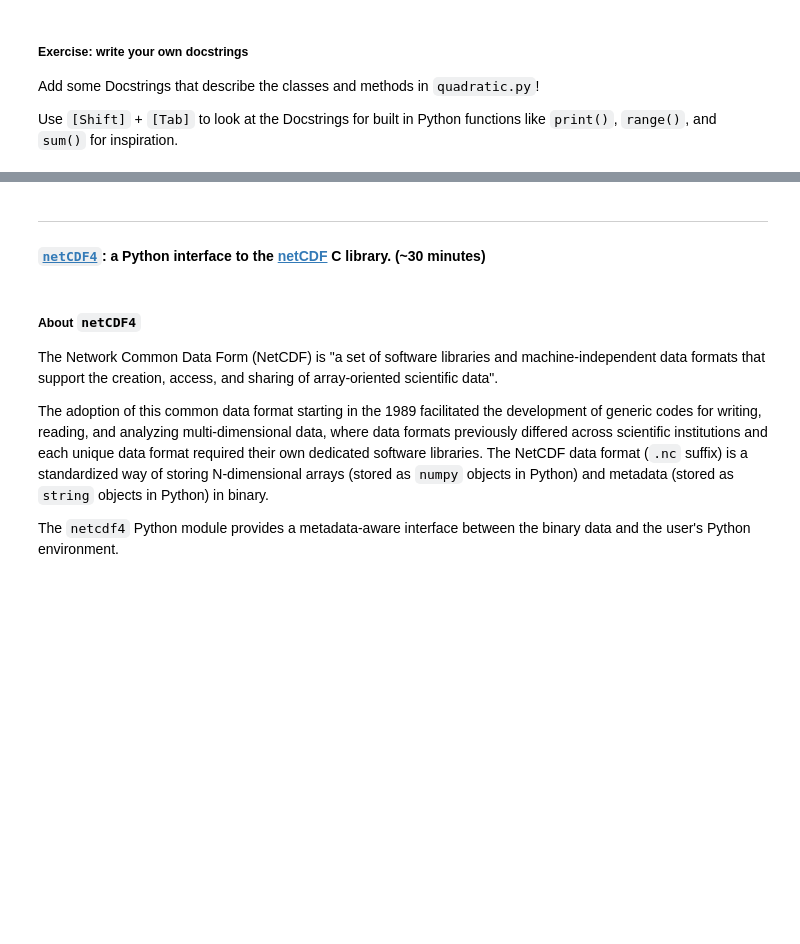
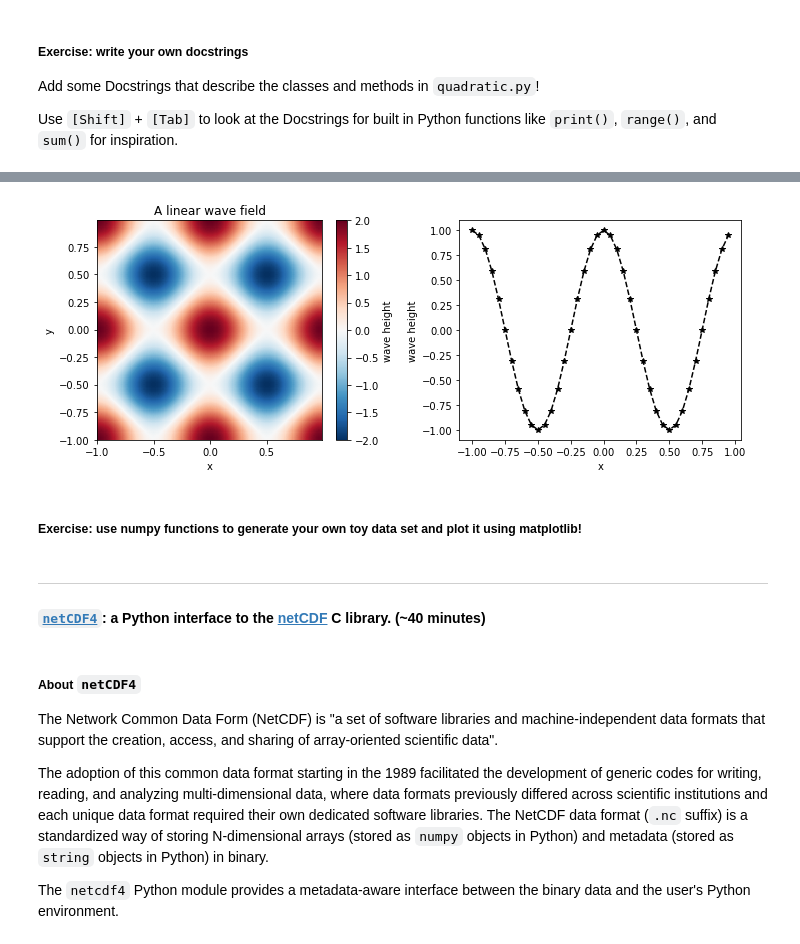
Before and after one commit to PraCTES/MIT-PraCTES, a Jupyter notebook: demos/Lecture02_Objects_and_data_analysis/Lecture02_python_objects_and_data_analysis.ipynb, the cells around one changed output, grey strips where cells are left out. Saved outputs shown, nothing was run; the diff lists cells and outputs as text; code cells hidden in the pictures; blank space fills up the shorter version.

```diff
--- a/demos/Lecture02_Objects_and_data_analysis/Lecture02_python_objects_and_data_analysis.ipynb
+++ b/demos/Lecture02_Objects_and_data_analysis/Lecture02_python_objects_and_data_analysis.ipynb
@@ -356,0 +505,24 @@ import matplotlib.pyplot as plt
+# %%
+x = np.arange(-1., 1., 0.01)[np.newaxis, :]
+y = np.arange(-1., 1., 0.01)[:, np.newaxis]
+
+z = np.cos(2.*np.pi*x) + np.cos(2.*np.pi*y)
+
+plt.figure(figsize=(10,4))
+plt.subplot(1,2,1)
+plt.pcolormesh(x, y, z, cmap=plt.get_cmap('RdBu_r'))
+plt.colorbar(label='wave height')
+plt.xlabel('x')
+plt.ylabel('y')
+plt.title('A linear wave field')
+
+plt.subplot(1,2,2)
+plt.plot(y[::5], np.cos(2.*np.pi*y)[::5], "k*--")
+plt.xlabel('x')
+plt.ylabel('wave height')
+plt.tight_layout()
+plt.savefig('figures/waves.png', dpi=200, bbox_inches='tight')
+# %% [output]
+[figure, added]
+# %% [markdown]
+##### Exercise: use numpy functions to generate your own toy data set and plot it using matplotlib!
@@ -357,7 +531,7 @@ import matplotlib.pyplot as plt
 # %% [markdown]
 <hr>
 
-#### [`netCDF4`](https://unidata.github.io/netcdf4-python/netCDF4/index.html): a Python interface to the [netCDF](https://www.unidata.ucar.edu/software/netcdf/) C library. (~30 minutes)
+#### [`netCDF4`](https://unidata.github.io/netcdf4-python/netCDF4/index.html): a Python interface to the [netCDF](https://www.unidata.ucar.edu/software/netcdf/) C library. (~40 minutes)
 # %% [markdown]
 ##### About `netCDF4`
 
```
Also changed, not shown: parts of 60 cells of this notebook, 5 other files.
